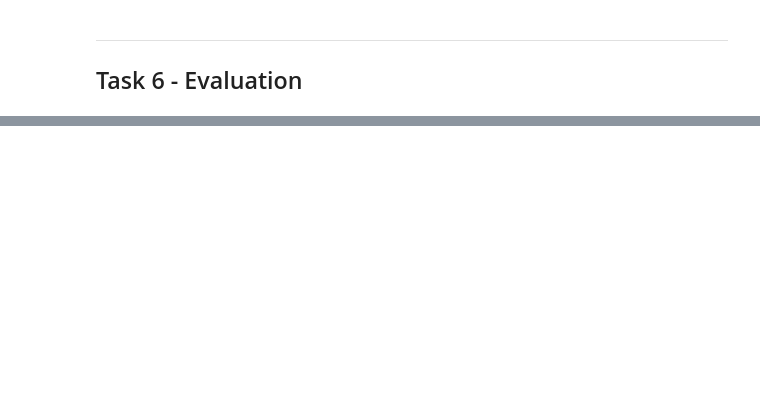
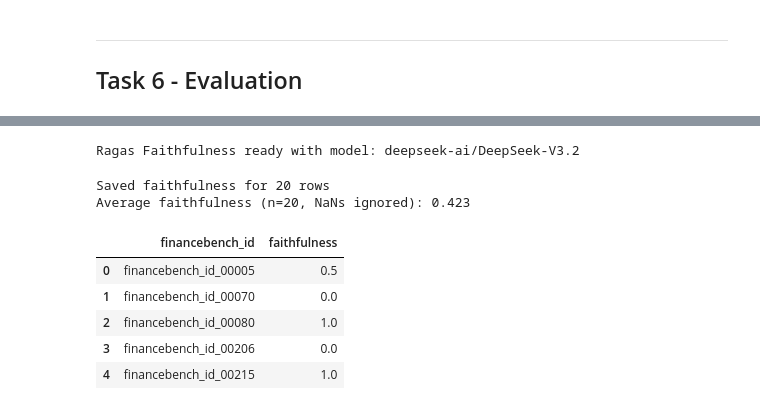
Before and after one commit to Nesher123/AI-Performance-Engineering-Course, a Jupyter notebook: module_1-from_ai_model_to_ai_product/assignment_2-RAG/rag_solution.ipynb, the cells around one changed output, grey strips where cells are left out. Drawn from its saved outputs; the diff is of its cells as text; code cells hidden in the pictures; blank space fills up the shorter version.

```diff
--- a/module_1-from_ai_model_to_ai_product/assignment_2-RAG/rag_solution.ipynb
+++ b/module_1-from_ai_model_to_ai_product/assignment_2-RAG/rag_solution.ipynb
@@ -675,0 +917,55 @@ Tallying the 10 cases:
+# %%
+# Per TA: use the sync OpenAI client (not AsyncOpenAI). We reuse the global
+# `client` defined in the constants cell - same Nebius base URL, any model.
+ragas_llm = llm_factory(model=JUDGE_MODEL, client=client)
+faithfulness_metric = Faithfulness(llm=ragas_llm)
+print("Ragas Faithfulness ready with model:", JUDGE_MODEL)
+# %% [output]
+Ragas Faithfulness ready with model: deepseek-ai/DeepSeek-V3.2
+# %%
+FAITHFULNESS_CACHE = "task6_faithfulness.pkl"
+FAITHFULNESS_N = 20
+
+if os.path.exists(FAITHFULNESS_CACHE):
+    with open(FAITHFULNESS_CACHE, "rb") as f:
+        faithfulness_scores = pickle.load(f)
+    print(f"Loaded cached faithfulness ({len(faithfulness_scores)} rows)")
+else:
+    faithfulness_scores = []
+    for r in tqdm(rag_runs[:FAITHFULNESS_N], desc="faithfulness"):
+        contexts = [c["text"] for c in r["retrieved_chunks"]] or [""]
+        sample = SingleTurnSample(
+            user_input=r["question"],
+            response=r["rag_answer"],
+            retrieved_contexts=contexts,
+        )
+        try:
+            # Ragas 0.2+ sync API: single_turn_score is the synchronous
+            # counterpart of single_turn_ascore. The older .score()/.ascore()
+            # pair only accepts **kwargs in this version.
+            score = faithfulness_metric.single_turn_score(sample)
+        except Exception as e:
+            print("  faithfulness error on", r["financebench_id"], ":", repr(e))
+            score = float("nan")
+        faithfulness_scores.append(
+            {"financebench_id": r["financebench_id"], "faithfulness": float(score)}
+        )
+
+    with open(FAITHFULNESS_CACHE, "wb") as f:
+        pickle.dump(faithfulness_scores, f)
+    print(f"Saved faithfulness for {len(faithfulness_scores)} rows")
+
+_fs = pd.DataFrame(faithfulness_scores)
+print(
+    f"Average faithfulness (n={len(_fs)}, NaNs ignored): {_fs['faithfulness'].mean(skipna=True):.3f}"
+)
+_fs.head(5)
+# %% [output]
+Saved faithfulness for 20 rows
+Average faithfulness (n=20, NaNs ignored): 0.423
+|  | financebench_id | faithfulness |
+| 0 | financebench_id_00005 | 0.5 |
+| 1 | financebench_id_00070 | 0.0 |
+| 2 | financebench_id_00080 | 1.0 |
+| 3 | financebench_id_00206 | 0.0 |
+| 4 | financebench_id_00215 | 1.0 |
```
Also changed, not shown: parts of 21 cells of this notebook.
